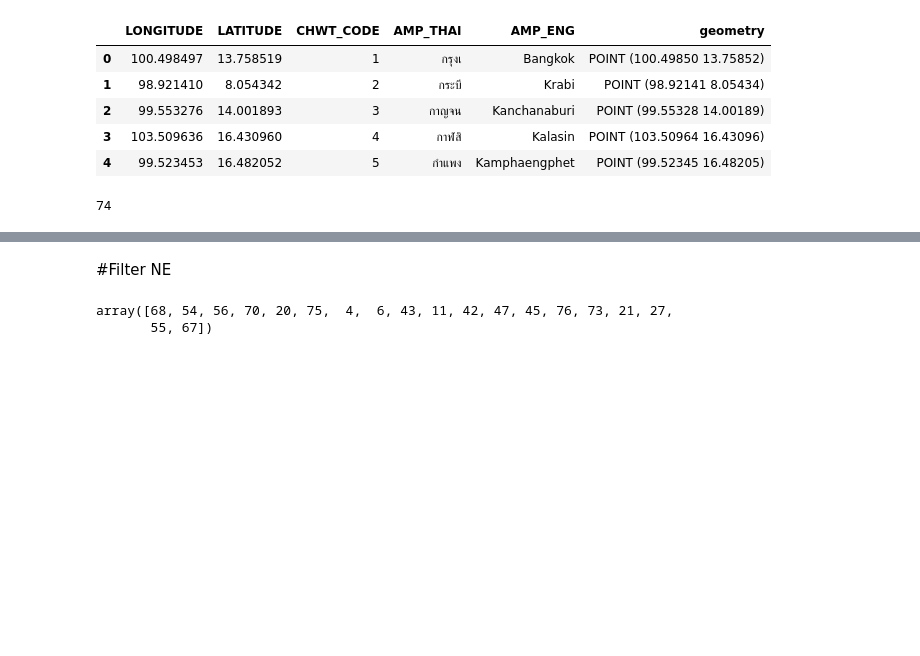
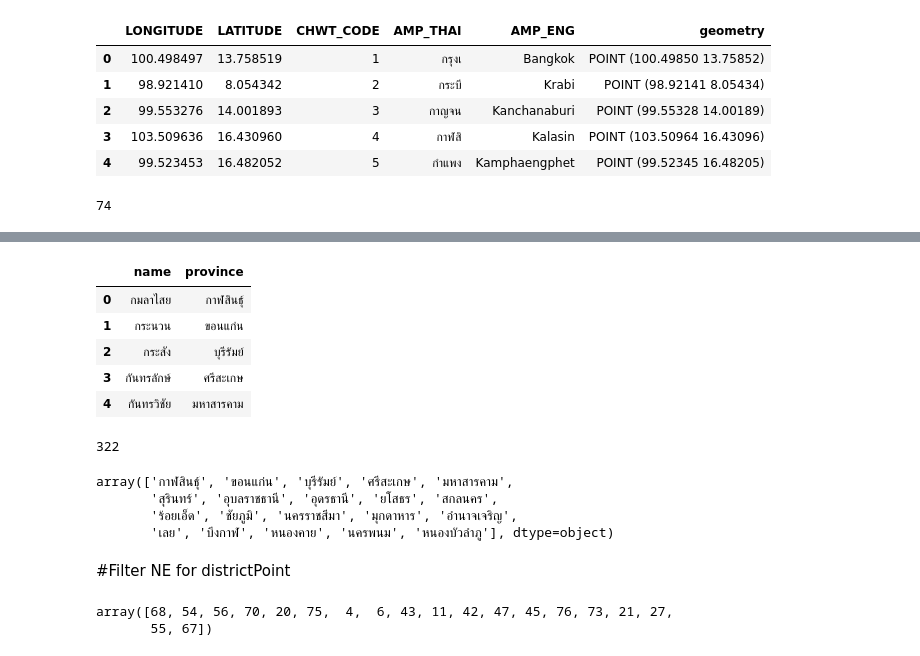
Before and after one commit to myNameIsPK/route_prediction, a Jupyter notebook: phase1/1.2/district_filterRoad.ipynb, the cells around one changed output, grey strips where cells are left out. Cells and saved outputs as stored; diff of their text form; code cells hidden in the pictures; blank space fills up the shorter version.

```diff
--- a/phase1/1.2/district_filterRoad.ipynb
+++ b/phase1/1.2/district_filterRoad.ipynb
@@ -63,11 +63,13 @@ Province_Boundary = "/content/drive/My Drive/2 Boundary/1-1_Province_Boundary_-_
 Province_Point = "/content/drive/My Drive/2 Boundary/2_Province_Point_-_mitrearth.shp"
 District_Boundary = "/content/drive/My Drive/2 Boundary/3_District_Boundary_-_mitrearth.shp"
 District_Point = "/content/drive/My Drive/2 Boundary/4_District_Point_-_mitrearth.shp"
+districtNameNE = "/content/drive/My Drive/district_NE_name.xlsx"
 # %%
 province = gpd.read_file(Province_Boundary)
 provincePoint = gpd.read_file(Province_Point)
 district = gpd.read_file(District_Boundary)
 districtPoint = gpd.read_file(District_Point)
+districtNE_name = pd.read_excel(districtNameNE)
 # %% [markdown]
 #Sample Data
 # %%
@@ -99,5 +114,25 @@ len(provincePoint)
+# %%
+districtNE_name.head()
+# %% [output]
+|  | name | province |
+| 0 | กมลาไสย | กาฬสินธุ์ |
+| 1 | กระนวน | ขอนแก่น |
+| 2 | กระสัง | บุรีรัมย์ |
+| 3 | กันทรลักษ์ | ศรีสะเกษ |
+| 4 | กันทรวิชัย | มหาสารคาม |
+# %%
+len(districtNE_name)
+# %% [output]
+322
+# %%
+districtNE_name.province.unique()
+# %% [output]
+array(['กาฬสินธุ์', 'ขอนแก่น', 'บุรีรัมย์', 'ศรีสะเกษ', 'มหาสารคาม',
+       'สุรินทร์', 'อุบลราชธานี', 'อุดรธานี', 'ยโสธร', 'สกลนคร',
+       'ร้อยเอ็ด', 'ชัยภูมิ', 'นครราชสีมา', 'มุกดาหาร', 'อำนาจเจริญ',
+       'เลย', 'บึงกาฬ', 'หนองคาย', 'นครพนม', 'หนองบัวลำภู'], dtype=object)
 # %% [markdown]
-#Filter NE
+#Filter NE for districtPoint
 # %%
 ne_district = [68,54,56,70,20,75,4,6,43,11,42,47,45,76,73,21,27,55,67]
 NE = np.array(ne_district)
```
Also changed, not shown: parts of 20 cells of this notebook.
